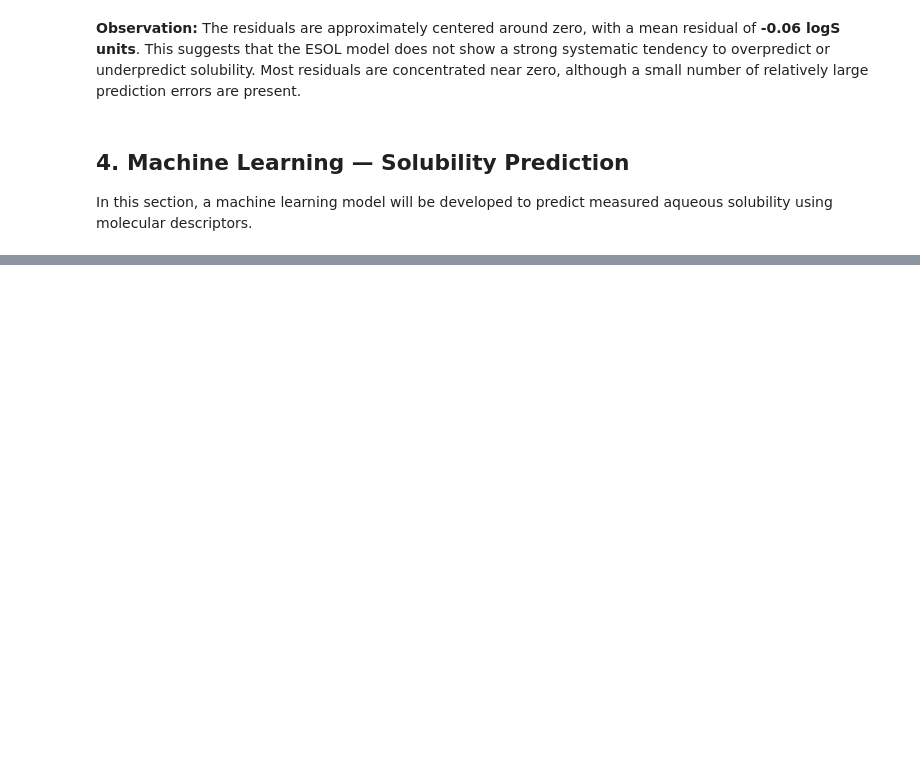
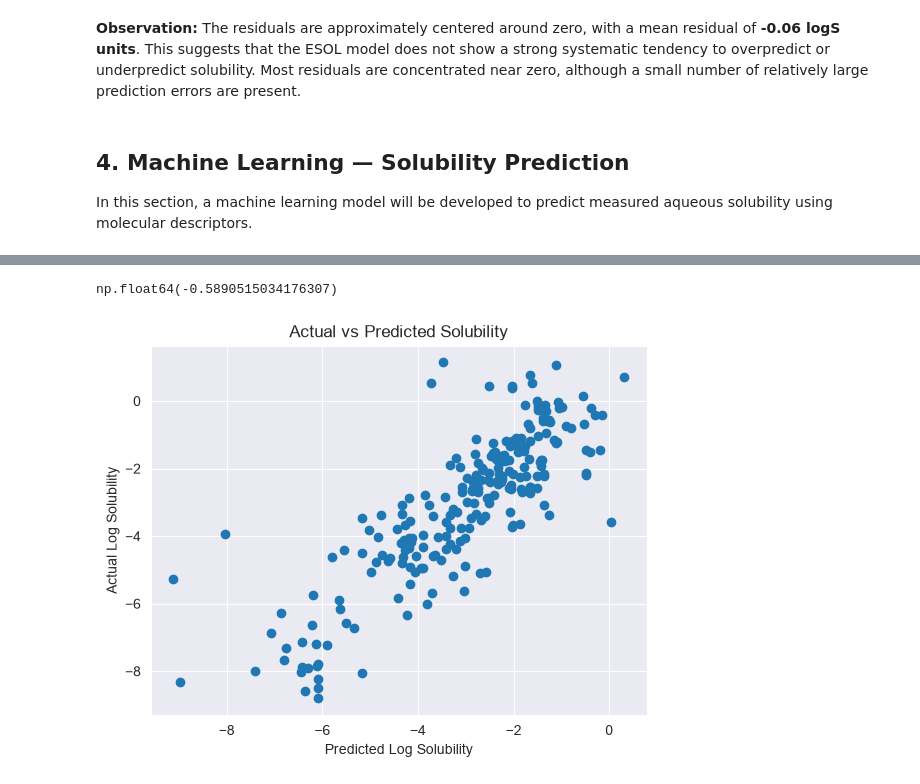
Before and after one commit to bernakayaoglu/Molecular-Solubility-Analysis, a Jupyter notebook: Molecular_Solubility_Analysis.ipynb, the cells around one changed output, grey strips where cells are left out. Cells and saved outputs as stored; diff of their text form; code cells hidden in the pictures; blank space fills up the shorter version.

```diff
--- a/Molecular_Solubility_Analysis.ipynb
+++ b/Molecular_Solubility_Analysis.ipynb
@@ -585,0 +604,7 @@ In this section, a machine learning model will be developed to predict measured
+# %%
+X_train, X_test, y_train, y_test = train_test_split(
+    X,
+    y,
+    test_size=0.2,
+    random_state=42
+)
@@ -585,0 +623,4 @@ In this section, a machine learning model will be developed to predict measured
+# %%
+model = LinearRegression()
+# %%
+model.fit(X_train, y_train)
@@ -585,0 +629,2 @@ In this section, a machine learning model will be developed to predict measured
+# %%
+y_pred = model.predict(X_test)
@@ -585,0 +696,16 @@ In this section, a machine learning model will be developed to predict measured
+# %%
+model.intercept_
+# %% [output]
+np.float64(-0.5890515034176307)
+# %%
+plt.scatter(
+    y_pred,
+    y_test
+)
+
+plt.xlabel("Predicted Log Solubility")
+plt.ylabel("Actual Log Solubility")
+plt.title("Actual vs Predicted Solubility")
+plt.show()
+# %% [output]
+[figure, added]
```
Also changed, not shown: parts of 63 cells of this notebook.
